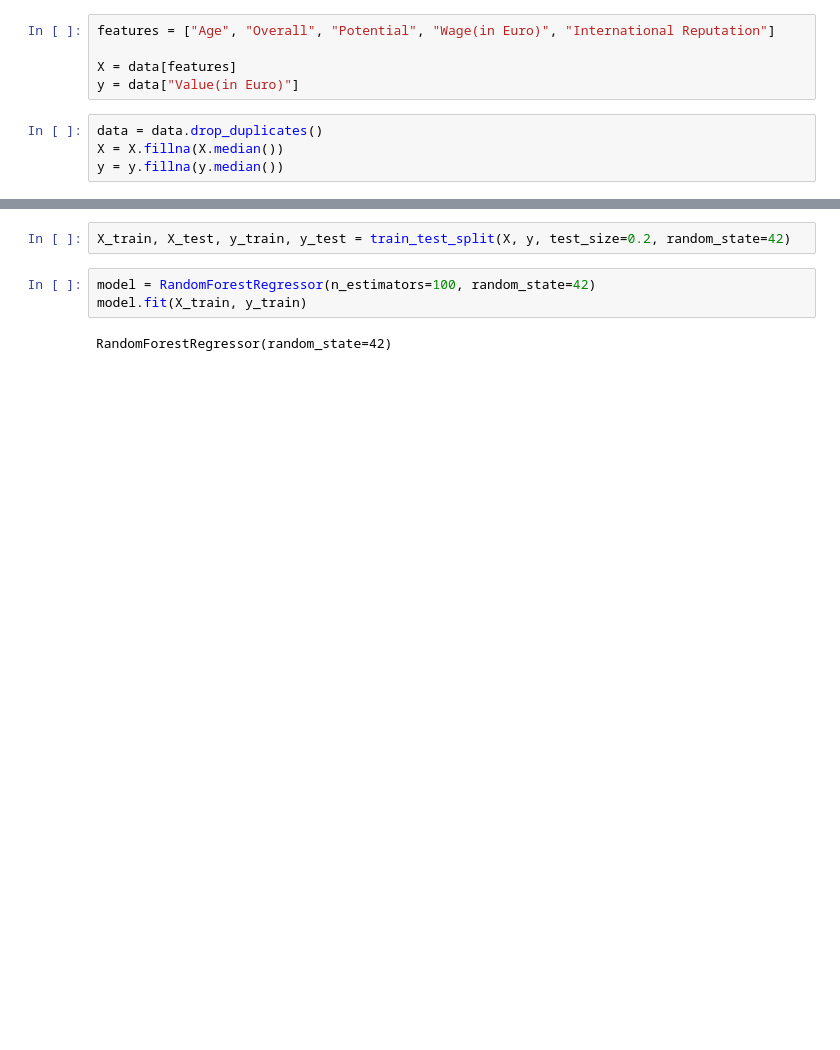
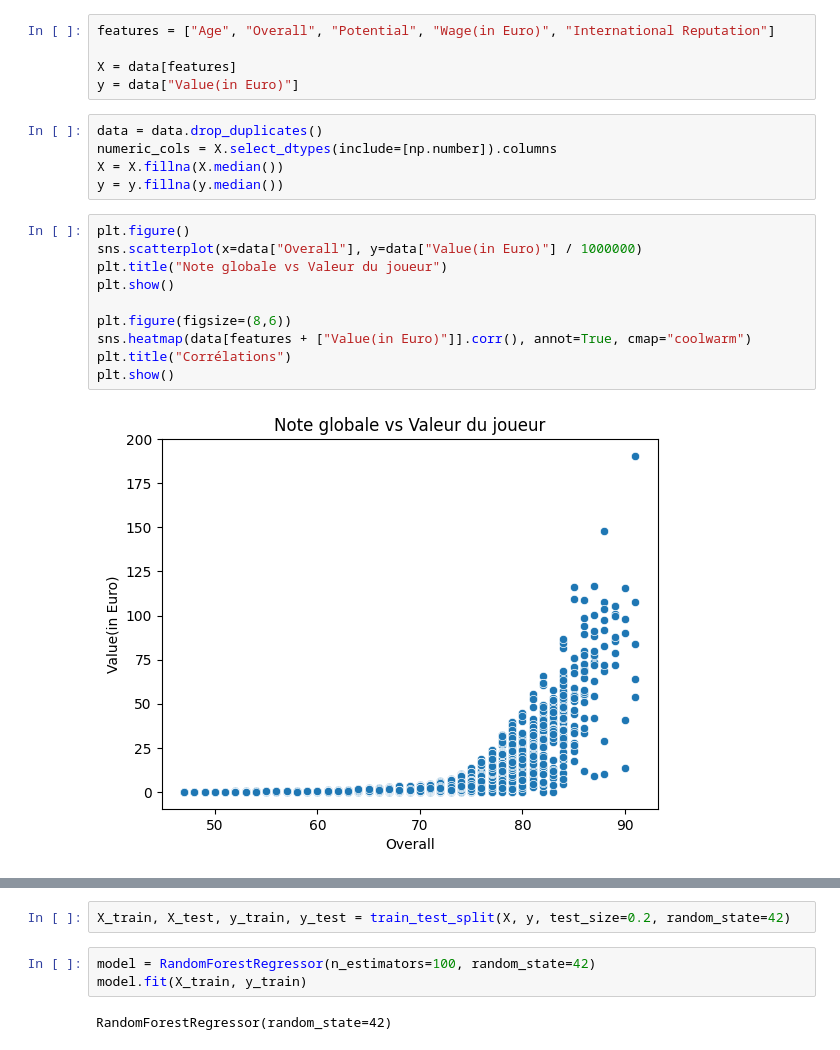
Before and after one commit to Nazimmkd/Prediction_valeur_marchande, a Jupyter notebook: Prediction_valeur.ipynb, the cells around one changed output, grey strips where cells are left out. Saved outputs shown, nothing was run; the diff lists cells and outputs as text; blank space fills up the shorter version.

```diff
--- a/Prediction_valeur.ipynb
+++ b/Prediction_valeur.ipynb
@@ -38,5 +45,18 @@ X = data[features]
 y = data["Value(in Euro)"]
 # %%
 data = data.drop_duplicates()
+numeric_cols = X.select_dtypes(include=[np.number]).columns
 X = X.fillna(X.median())
 y = y.fillna(y.median())
+# %%
+plt.figure()
+sns.scatterplot(x=data["Overall"], y=data["Value(in Euro)"] / 1000000)
+plt.title("Note globale vs Valeur du joueur")
+plt.show()
+
+plt.figure(figsize=(8,6))
+sns.heatmap(data[features + ["Value(in Euro)"]].corr(), annot=True, cmap="coolwarm")
+plt.title("Corrélations")
+plt.show()
+# %% [output]
+[figure, added]
```
Also changed, not shown: parts of 4 cells of this notebook.
